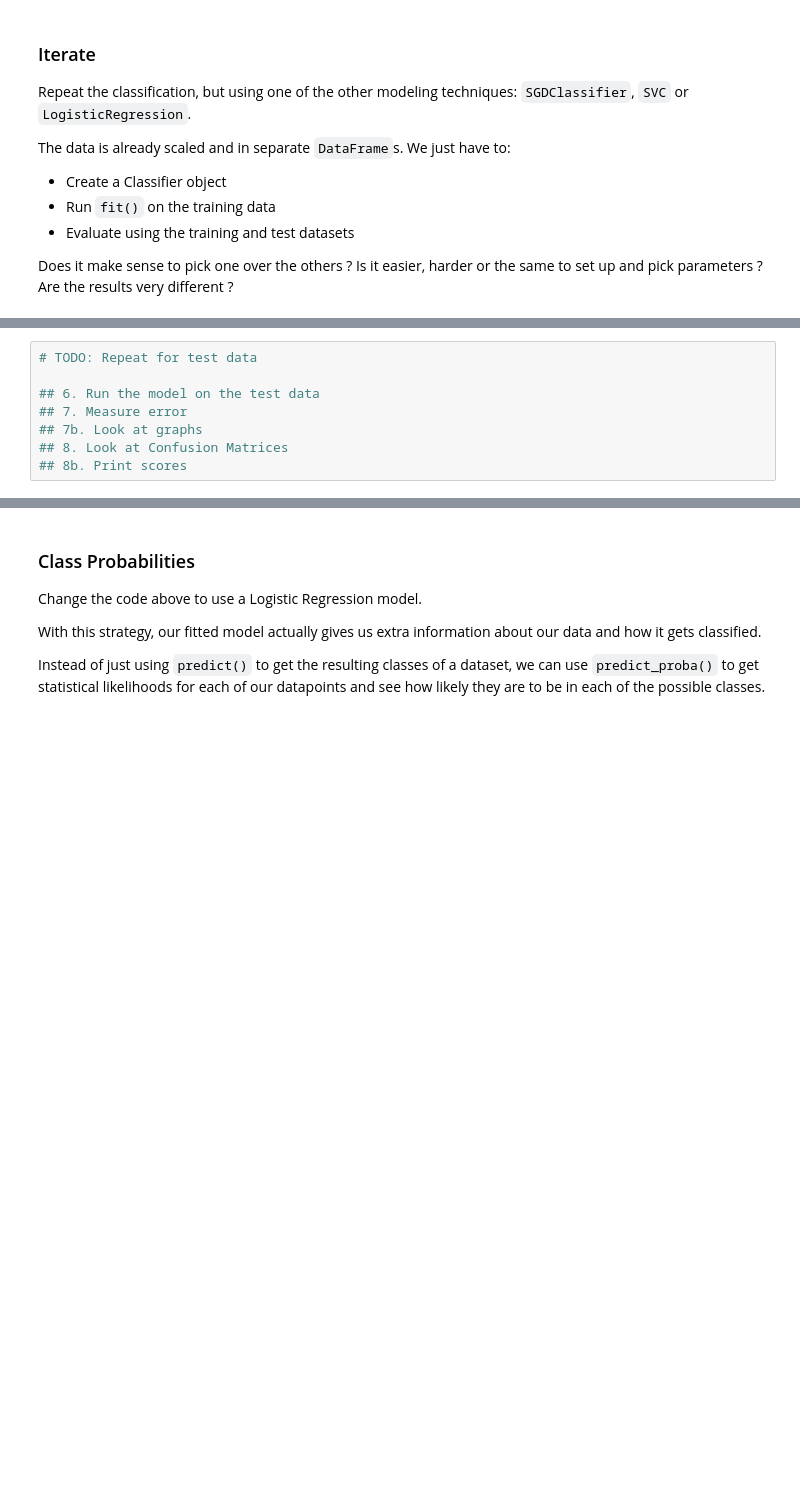
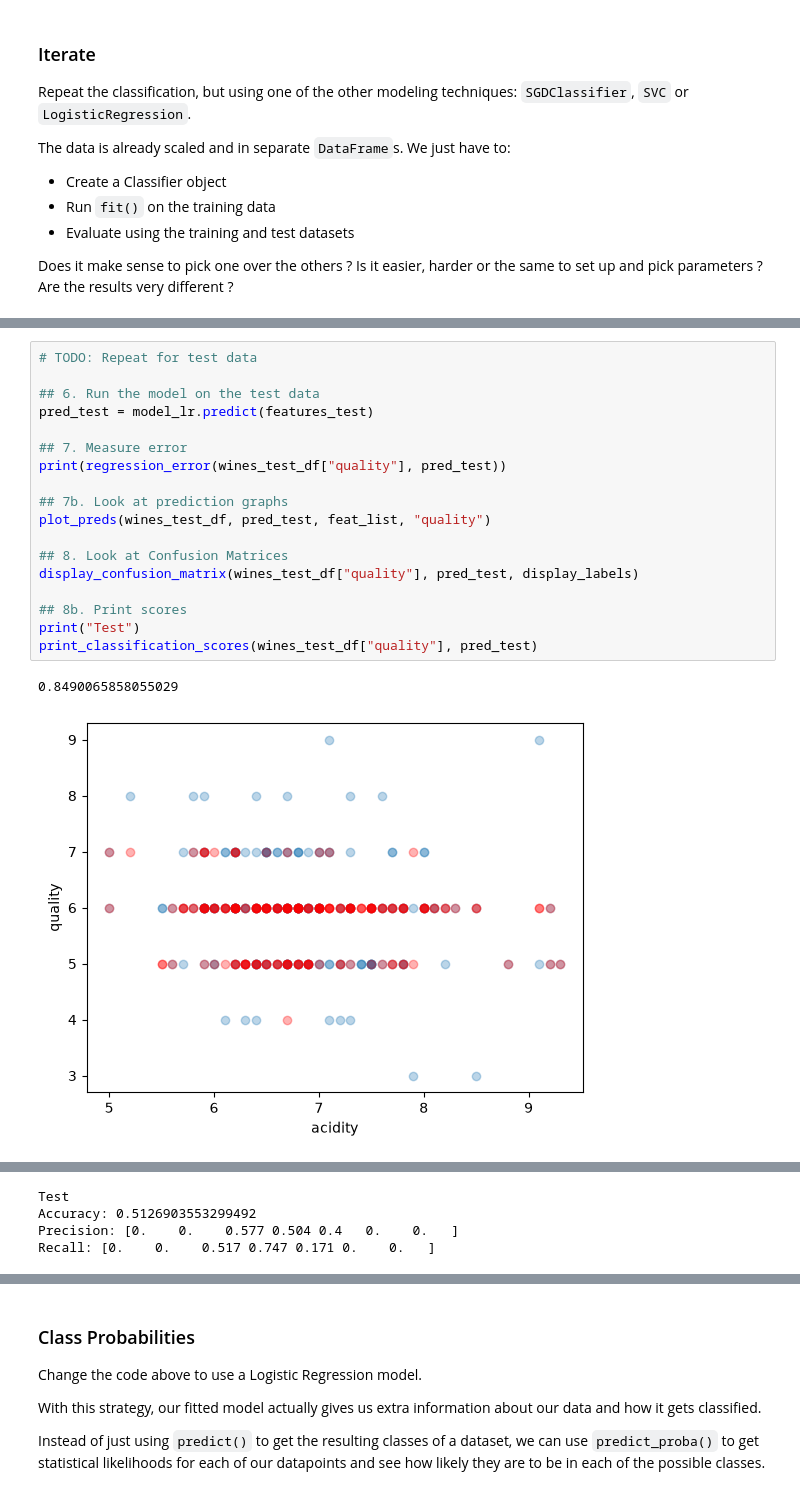
Before and after one commit to PSAM-5020-2026F-A/WK08, a Jupyter notebook: WK08.ipynb, the cells around one changed output, grey strips where cells are left out. Saved outputs shown, nothing was run; the diff lists cells and outputs as text; blank space fills up the shorter version.

```diff
--- a/WK08.ipynb
+++ b/WK08.ipynb
@@ -447,8 +478,21 @@ Does it make sense to pick one over the others ? Is it easier, harder or the sam
 # %%
 # TODO: Repeat for test data
 
 ## 6. Run the model on the test data
+pred_test = model_lr.predict(features_test)
+
 ## 7. Measure error
-## 7b. Look at graphs
+print(regression_error(wines_test_df["quality"], pred_test))
+
+## 7b. Look at prediction graphs
+plot_preds(wines_test_df, pred_test, feat_list, "quality")
+
 ## 8. Look at Confusion Matrices
+display_confusion_matrix(wines_test_df["quality"], pred_test, display_labels)
+
 ## 8b. Print scores
+print("Test")
+print_classification_scores(wines_test_df["quality"], pred_test)
+# %% [output]
+0.8490065858055029
+[figure, added]
@@ -454,0 +508,4 @@ Does it make sense to pick one over the others ? Is it easier, harder or the sam
+Test
+Accuracy: 0.5126903553299492
+Precision: [0.    0.    0.577 0.504 0.4   0.    0.   ]
+Recall: [0.    0.    0.517 0.747 0.171 0.    0.   ]
```
Also changed, not shown: parts of 5 cells of this notebook, 1 other file.
